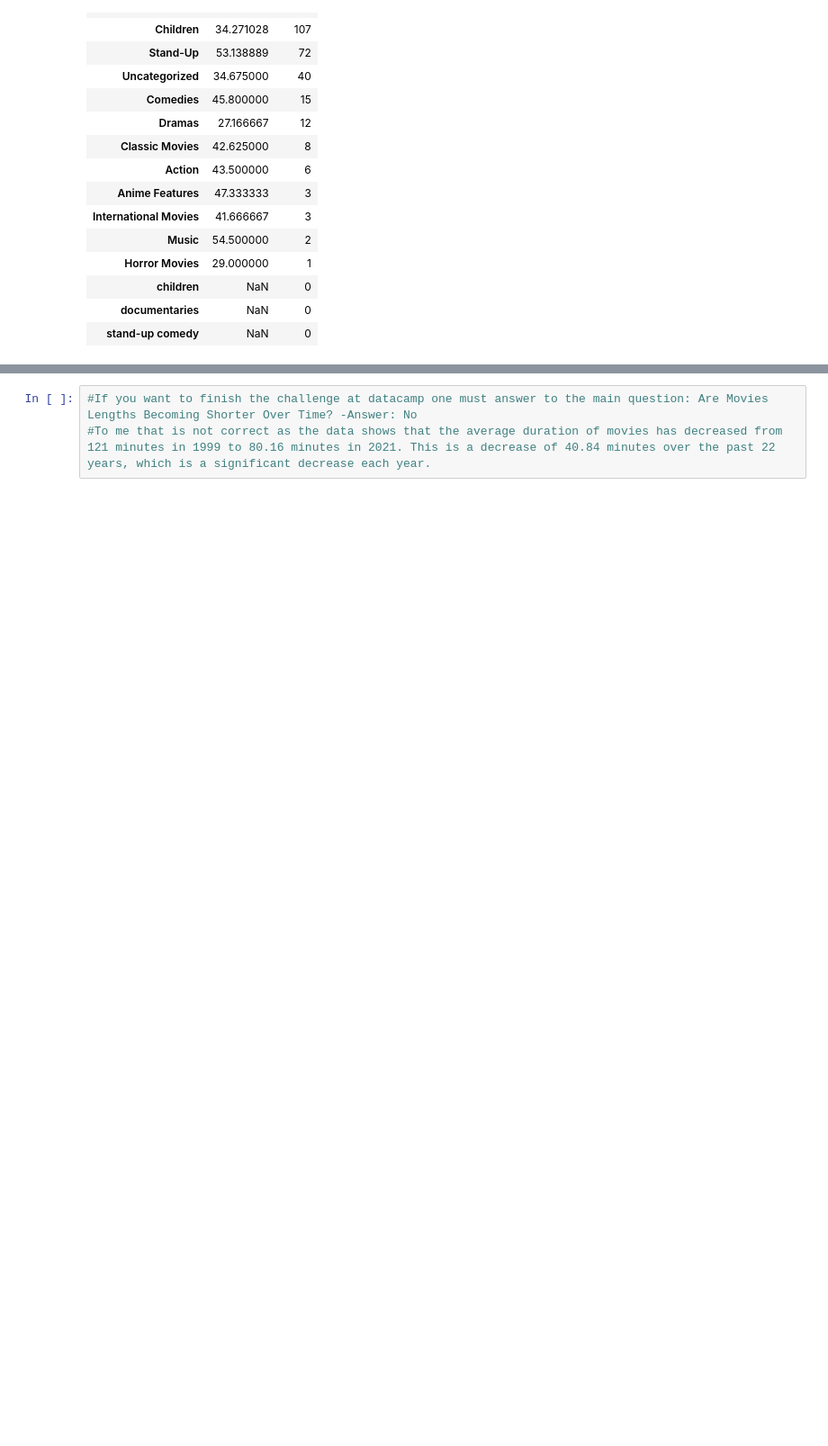
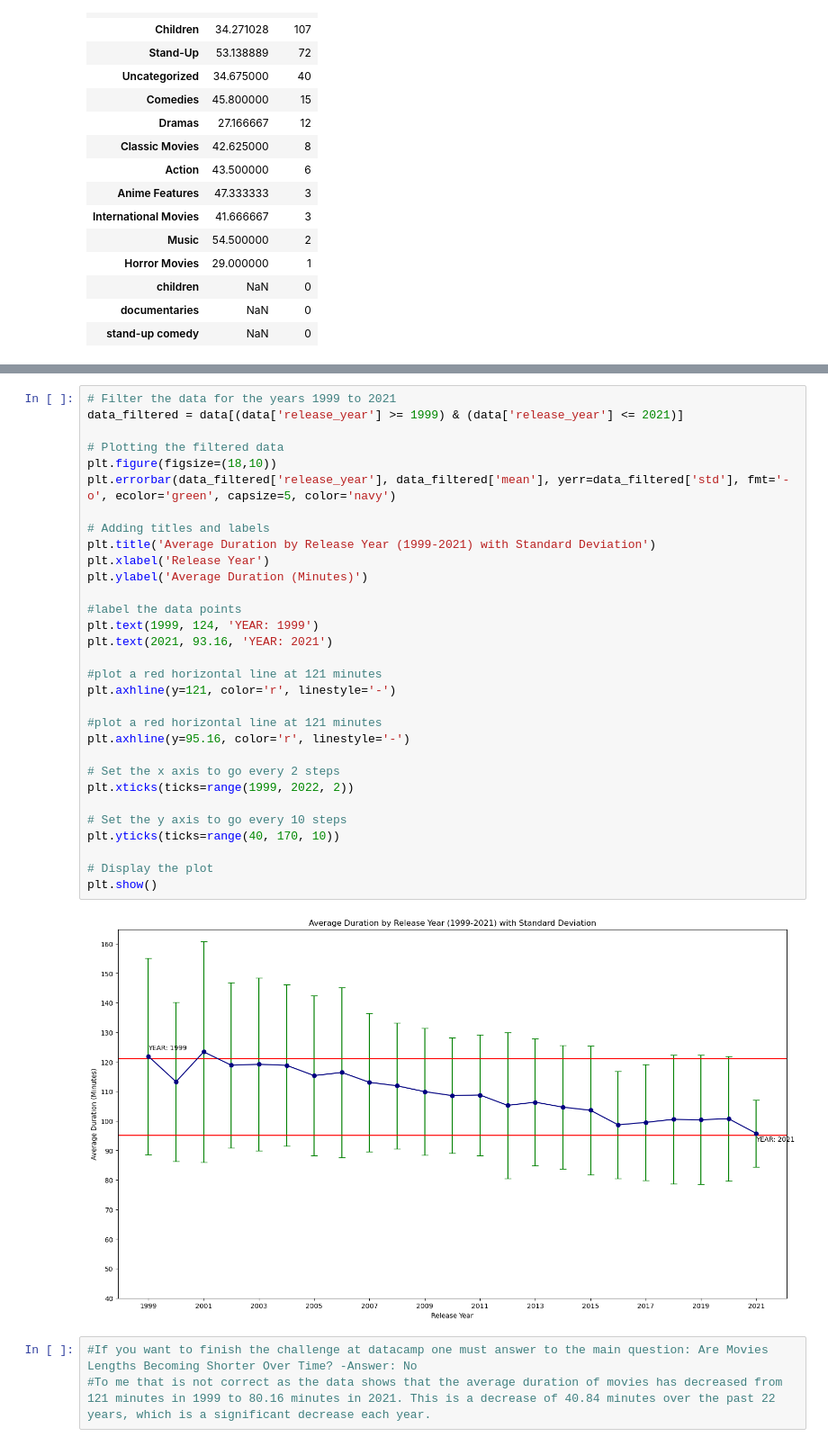
Before and after one commit to NicoapBol/Data-Analytics-Projects, a Jupyter notebook: 002. Netflix Movies/notebook.ipynb, the cells around one changed output, grey strips where cells are left out. Shown: that part at 90% size. Drawn from its saved outputs; the diff is of its cells as text; blank space fills up the shorter version.

```diff
--- a/002. Netflix Movies/notebook.ipynb
+++ b/002. Netflix Movies/notebook.ipynb
@@ -238,3 +280,36 @@ plt.show()
+# %%
+# Filter the data for the years 1999 to 2021
+data_filtered = data[(data['release_year'] >= 1999) & (data['release_year'] <= 2021)]
+
+# Plotting the filtered data
+plt.figure(figsize=(18,10))
+plt.errorbar(data_filtered['release_year'], data_filtered['mean'], yerr=data_filtered['std'], fmt='-o', ecolor='green', capsize=5, color='navy')
+
+# Adding titles and labels
+plt.title('Average Duration by Release Year (1999-2021) with Standard Deviation')
+plt.xlabel('Release Year')
+plt.ylabel('Average Duration (Minutes)')
+
+#label the data points
+plt.text(1999, 124, 'YEAR: 1999')
+plt.text(2021, 93.16, 'YEAR: 2021')
+
+#plot a red horizontal line at 121 minutes
+plt.axhline(y=121, color='r', linestyle='-')
+
+#plot a red horizontal line at 121 minutes
+plt.axhline(y=95.16, color='r', linestyle='-')
+
+# Set the x axis to go every 2 steps
+plt.xticks(ticks=range(1999, 2022, 2))
+
+# Set the y axis to go every 10 steps
+plt.yticks(ticks=range(40, 170, 10))
+
+# Display the plot
+plt.show()
+# %% [output]
+[figure, added]
 # %%
 #If you want to finish the challenge at datacamp one must answer to the main question: Are Movies Lengths Becoming Shorter Over Time? -Answer: No
 #To me that is not correct as the data shows that the average duration of movies has decreased from 121 minutes in 1999 to 80.16 minutes in 2021. This is a decrease of 40.84 minutes over the past 22 years, which is a significant decrease each year.
```
Also changed, not shown: parts of 8 cells of this notebook, 1 other file.
